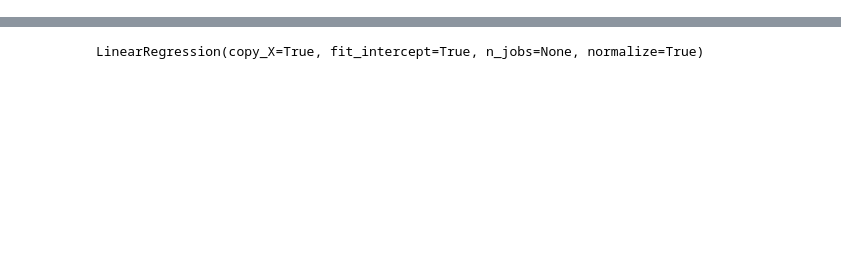
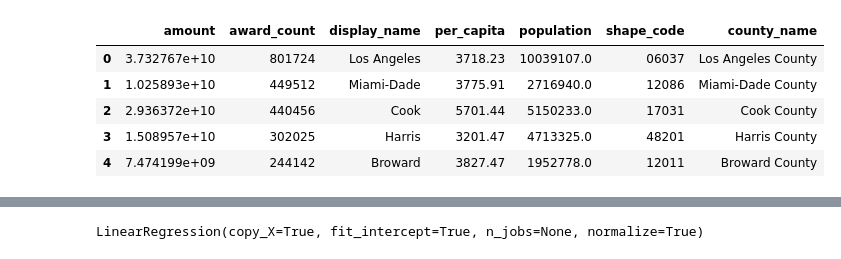
Before and after one commit to MLenaBleile/ConsultingProject, a Jupyter notebook: OutlierAnalysis.ipynb, the cells around one changed output, grey strips where cells are left out. Drawn from its saved outputs; the diff is of its cells as text; code cells hidden in the pictures; blank space fills up the shorter version.

```diff
--- a/OutlierAnalysis.ipynb
+++ b/OutlierAnalysis.ipynb
@@ -34,3 +28,16 @@ df.head()
+# %%
+#county_spending[county_spending['display_name']==None]
+
+county_spending['county_name'] = county_spending['display_name'].apply(lambda x: str(x)+" County")
+
+county_spending.head()
+# %% [output]
+|  | amount | award_count | display_name | per_capita | population | shape_code | county_name |
+| 0 | 3.732767e+10 | 801724 | Los Angeles | 3718.23 | 10039107.0 | 06037 | Los Angeles County |
+| 1 | 1.025893e+10 | 449512 | Miami-Dade | 3775.91 | 2716940.0 | 12086 | Miami-Dade County |
+| 2 | 2.936372e+10 | 440456 | Cook | 5701.44 | 5150233.0 | 17031 | Cook County |
+| 3 | 1.508957e+10 | 302025 | Harris | 3201.47 | 4713325.0 | 48201 | Harris County |
+| 4 | 7.474199e+09 | 244142 | Broward | 3827.47 | 1952778.0 | 12011 | Broward County |
 # %%
 newacs = pd.read_csv('newACS.csv', index_col=0)
 newacs['State'] = newacs.index
```
Also changed, not shown: parts of 16 cells of this notebook.
